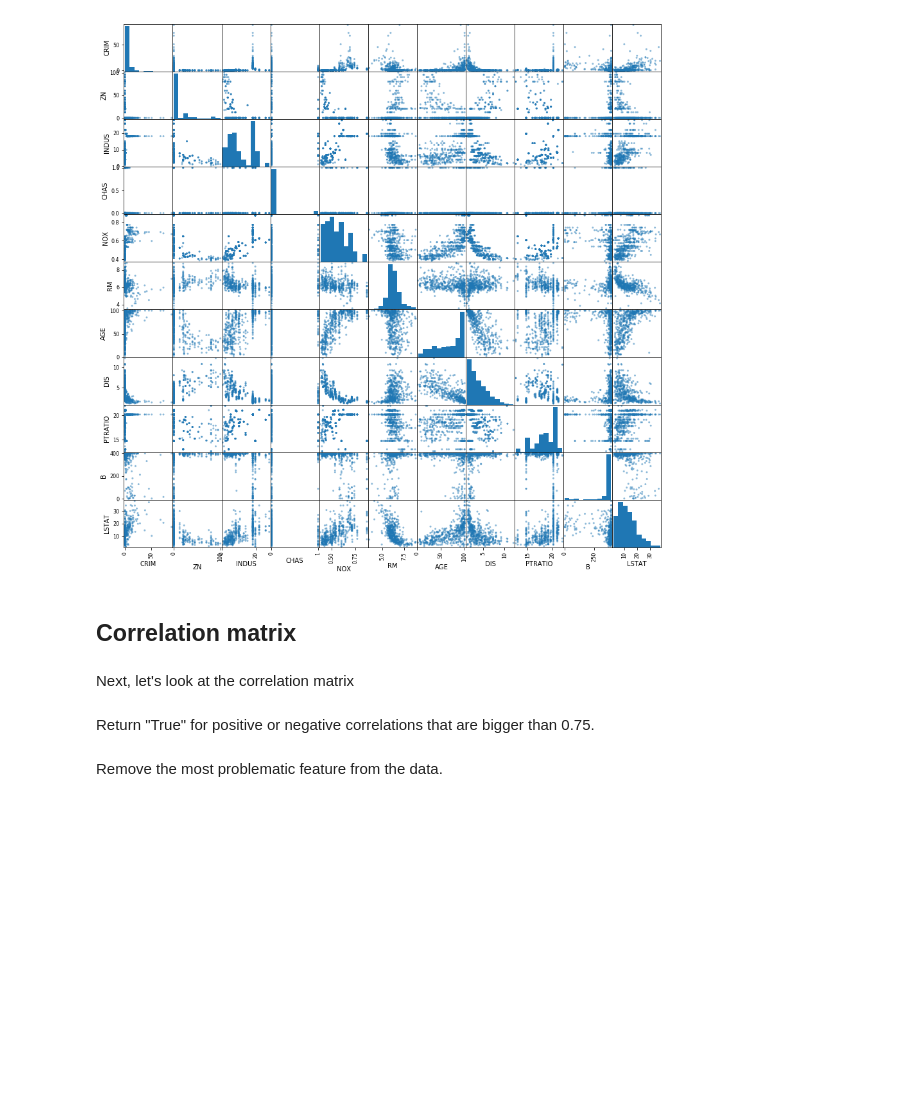
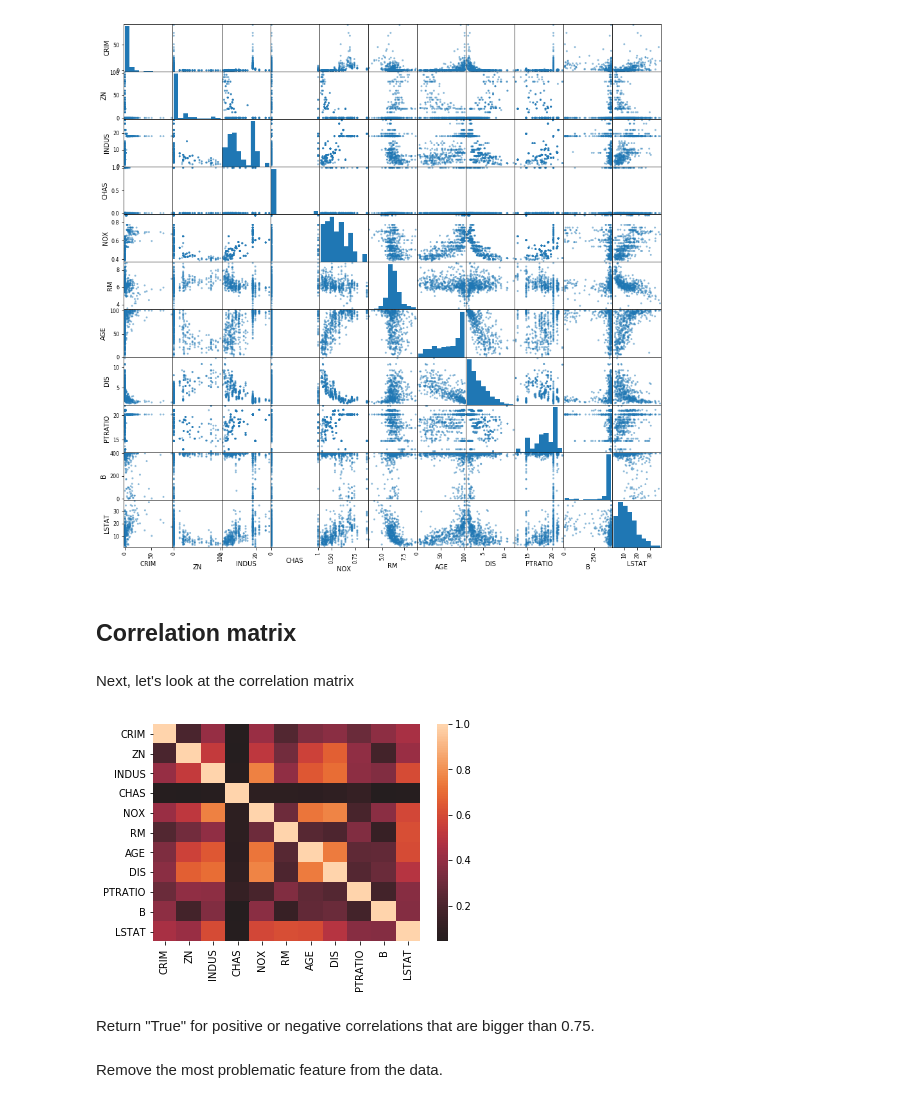
Before and after one commit to Bmcgarry194/dsc-1-11-07-multicollinearity-of-features-lab-seattle-ds-career-040119, a Jupyter notebook: index.ipynb, the cells around one changed output. Cells and saved outputs as stored; diff of their text form; code cells hidden in the pictures; blank space fills up the shorter version.

```diff
--- a/index.ipynb
+++ b/index.ipynb
@@ -65,7 +65,9 @@ pd.plotting.scatter_matrix(boston_features.loc[:, :'LSTAT'], figsize=(15, 15));
 Next, let's look at the correlation matrix
 # %%
 import seaborn as sns
-sns.heatmap(boston_features.loc[].corr(), center=0);
+sns.heatmap(abs(boston_features.loc[:, :'LSTAT'].corr()), center=0);
+# %% [output]
+[figure, added]
 # %% [markdown]
 Return "True" for positive or negative correlations that are bigger than 0.75.
 # %% [markdown]
```
